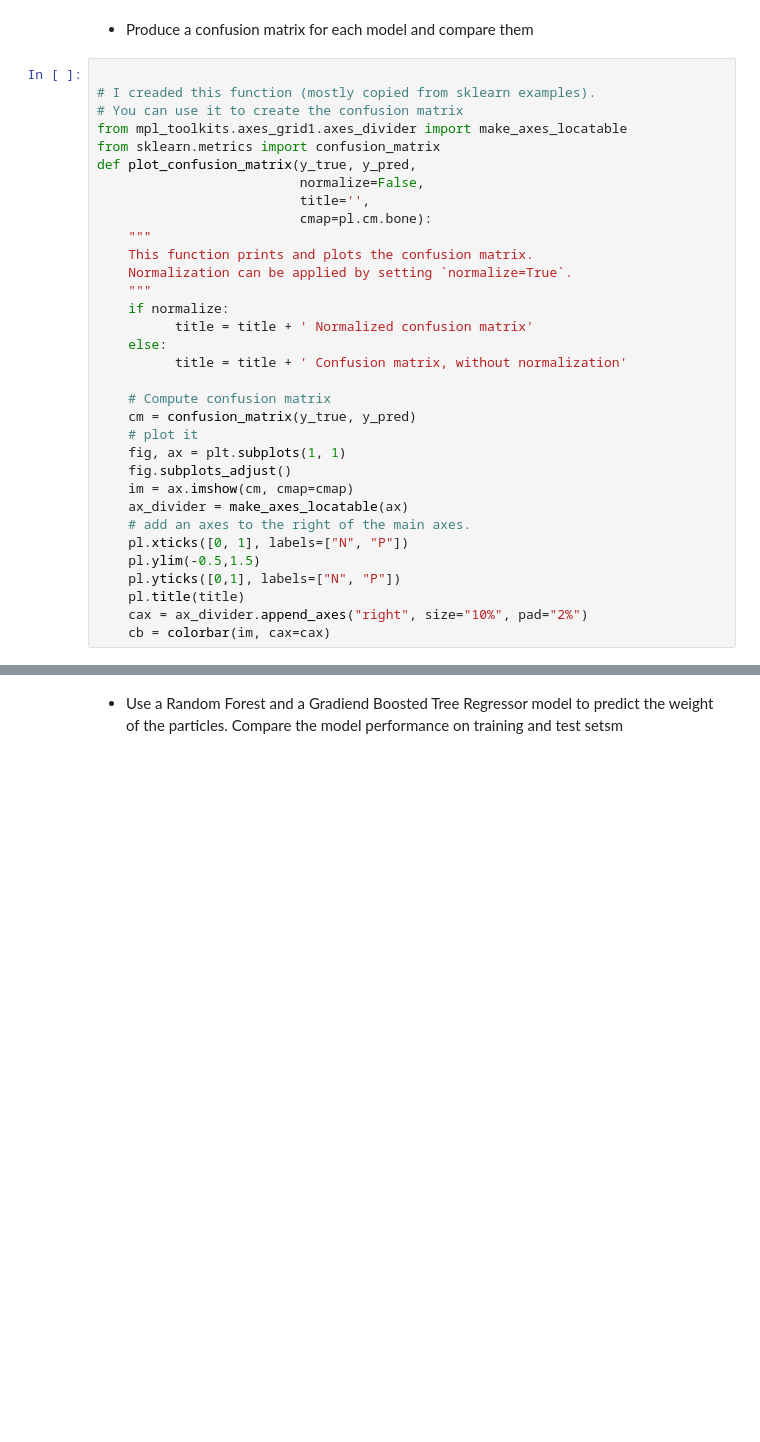
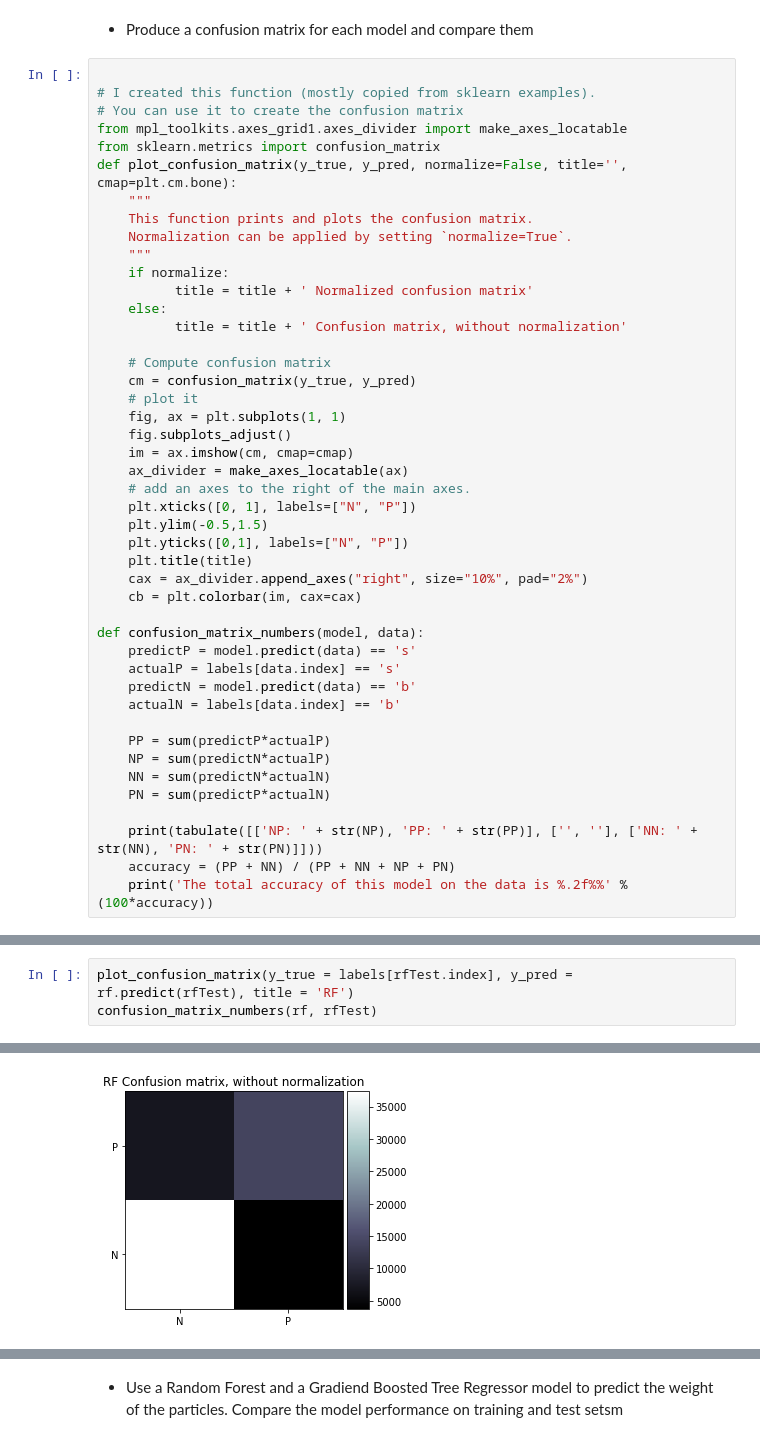
Before and after one commit to DesiPilla/DSPS_dPilla, a Jupyter notebook: HW9/higgsbosonSearch.ipynb, the cells around one changed output, grey strips where cells are left out. Cells and saved outputs as stored; diff of their text form; blank space fills up the shorter version.

```diff
--- a/HW9/higgsbosonSearch.ipynb
+++ b/HW9/higgsbosonSearch.ipynb
@@ -240,14 +228,11 @@ rf.score(...
 - Produce a confusion matrix for each model and compare them
 # %%
 
-# I creaded this function (mostly copied from sklearn examples).
+# I created this function (mostly copied from sklearn examples).
 # You can use it to create the confusion matrix
 from mpl_toolkits.axes_grid1.axes_divider import make_axes_locatable
 from sklearn.metrics import confusion_matrix
-def plot_confusion_matrix(y_true, y_pred,
-                          normalize=False,
-                          title='',
-                          cmap=pl.cm.bone):
+def plot_confusion_matrix(y_true, y_pred, normalize=False, title='', cmap=plt.cm.bone):
     """
     This function prints and plots the confusion matrix.
     Normalization can be applied by setting `normalize=True`.
@@ -265,9 +250,24 @@ def plot_confusion_matrix(y_true, y_pred,
     im = ax.imshow(cm, cmap=cmap)
     ax_divider = make_axes_locatable(ax)
     # add an axes to the right of the main axes.
-    pl.xticks([0, 1], labels=["N", "P"])
-    pl.ylim(-0.5,1.5)
-    pl.yticks([0,1], labels=["N", "P"])
-    pl.title(title)
+    plt.xticks([0, 1], labels=["N", "P"])
+    plt.ylim(-0.5,1.5)
+    plt.yticks([0,1], labels=["N", "P"])
+    plt.title(title)
     cax = ax_divider.append_axes("right", size="10%", pad="2%")
-    cb = colorbar(im, cax=cax)
+    cb = plt.colorbar(im, cax=cax)
+
+def confusion_matrix_numbers(model, data):
+    predictP = model.predict(data) == 's'
+    actualP = labels[data.index] == 's'
+    predictN = model.predict(data) == 'b'
+    actualN = labels[data.index] == 'b'
+
+    PP = sum(predictP*actualP)
+    NP = sum(predictN*actualP)
+    NN = sum(predictN*actualN)
+    PN = sum(predictP*actualN)
+
+    print(tabulate([['NP: ' + str(NP), 'PP: ' + str(PP)], ['', ''], ['NN: ' + str(NN), 'PN: ' + str(PN)]]))
+    accuracy = (PP + NN) / (PP + NN + NP + PN)
+    print('The total accuracy of this model on the data is %.2f%%' % (100*accuracy))
@@ -279,0 +274,4 @@ def plot_confusion_matrix(y_true, y_pred,
+# %%
+plot_confusion_matrix(y_true = labels[rfTest.index], y_pred = rf.predict(rfTest), title = 'RF')
+confusion_matrix_numbers(rf, rfTest)
+# %% [output]
@@ -279,0 +284 @@ def plot_confusion_matrix(y_true, y_pred,
+[figure, added]
```
Also changed, not shown: parts of 23 cells of this notebook.
